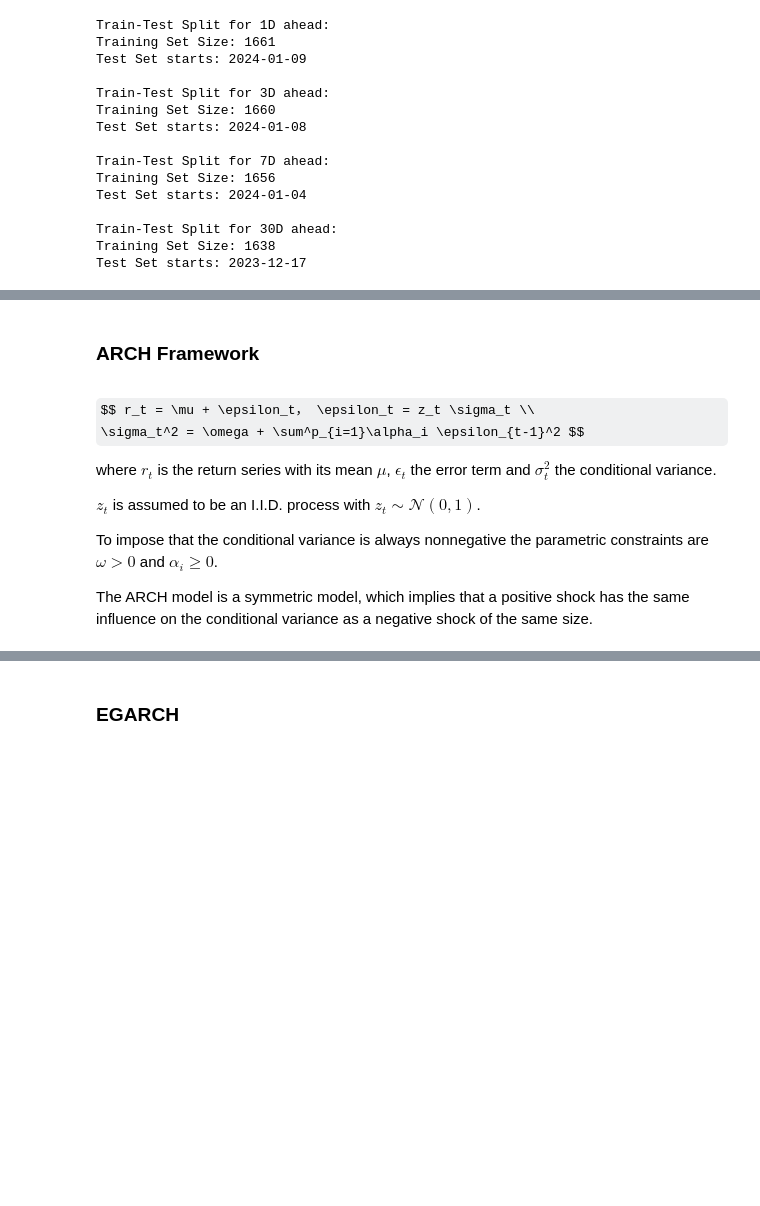
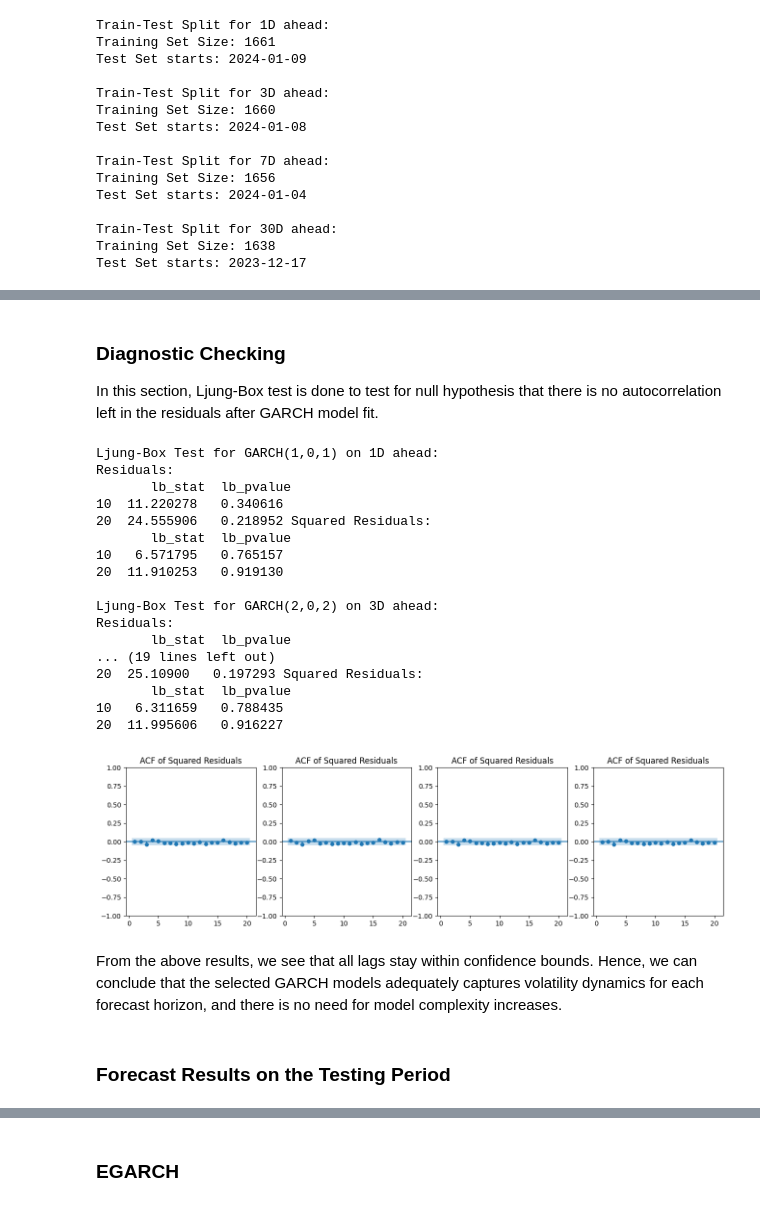
Before and after one commit to kiwi-lemongrass/DSE4101_Individual-Project, a Jupyter notebook: src/GARCH.ipynb, the cells around one changed output, grey strips where cells are left out. Drawn from its saved outputs; the diff is of its cells as text; code cells hidden in the pictures; some formulas as TeX source; blank space fills up the shorter version.

```diff
--- a/src/GARCH.ipynb
+++ b/src/GARCH.ipynb
@@ -119,0 +102,9 @@ BIC -4264.895592 -4659.828843 -4657.325065
+# %%
+for h in [1,3,7,30]:
+    print(f"{h}D:")
+    estat = pd.DataFrame(columns=['AIC', 'BIC'])
+    for p in [1, 2]:
+        for q in [1, 2]:
+            aic, bic = report_ic(p, 0, q, h)
+            estat.loc[f'GARCH({p},{q})'] = [aic, bic]
+    print(estat.T)
@@ -119,0 +140,3 @@ BIC -4264.895592 -4659.828843 -4657.325065
+# %% [markdown]
+### Diagnostic Checking
+In this section, Ljung-Box test is done to test for null hypothesis that there is no autocorrelation left in the residuals after GARCH model fit.
@@ -120,3 +159,36 @@ BIC -4264.895592 -4659.828843 -4657.325065
+# %%
+fig, ax = plt.subplots(1, 4, figsize=(16, 4))
+i = 0
+for h in [1, 3, 7, 30]:
+    p, q = best_orders[h]
+    print(f"\nLjung-Box Test for GARCH({p},0,{q}) on {h}D ahead:")
+    lb_test_resid, lb_test_squared, squared_residuals = lb_test(p, 0, q, h)
+    print("Residuals:\n", lb_test_resid, "Squared Residuals:\n", lb_test_squared)
+    plot_acf(squared_residuals, lags=20, zero=False, title='ACF of Squared Residuals', ax=ax[i])
+    i += 1
+# %% [output]
+Ljung-Box Test for GARCH(1,0,1) on 1D ahead:
+Residuals:
+       lb_stat  lb_pvalue
+10  11.220278   0.340616
+20  24.555906   0.218952 Squared Residuals:
+       lb_stat  lb_pvalue
+10   6.571795   0.765157
+20  11.910253   0.919130
+
+Ljung-Box Test for GARCH(2,0,2) on 3D ahead:
+Residuals:
+       lb_stat  lb_pvalue
+... (19 lines left out)
+20  25.10900   0.197293 Squared Residuals:
+       lb_stat  lb_pvalue
+10   6.311659   0.788435
+20  11.995606   0.916227
+[figure, added]
+# %% [markdown]
+From the above results, we see that all lags stay within confidence bounds. Hence, we can conclude that the selected GARCH models adequately captures volatility dynamics for each forecast horizon, and there is no need for model complexity increases.
+# %% [markdown]
+### Forecast Results on the Testing Period
 # %%
 def predict(log_returns, p, o, q, h):
     """
@@ -168,14 +240 @@ def plot_pred(pred, actual, p, o, q, h):
-# %% [markdown]
-### ARCH Framework
-# %% [markdown]
-$$ r_t = \mu + \epsilon_t， \epsilon_t = z_t \sigma_t \\
-\sigma_t^2 = \omega + \sum^p_{i=1}\alpha_i \epsilon_{t-1}^2 $$
-
-where $r_t$ is the return series with its mean $\mu$, $\epsilon_t$ the error term and $\sigma_t^2$ the conditional variance.
-
-$z_t$ is assumed to be an I.I.D. process with $z_t \sim \mathcal{N}(0,1)$.
-
-To impose that the conditional variance is always nonnegative the parametric constraints are $\omega > 0$ and $\alpha_i \geq 0$.
-
-The ARCH model is a symmetric model, which implies that a positive shock has the same influence on the conditional variance as a negative shock of the same size.
 # %%
```
Also changed, not shown: parts of 25 cells of this notebook, 49 other files.
